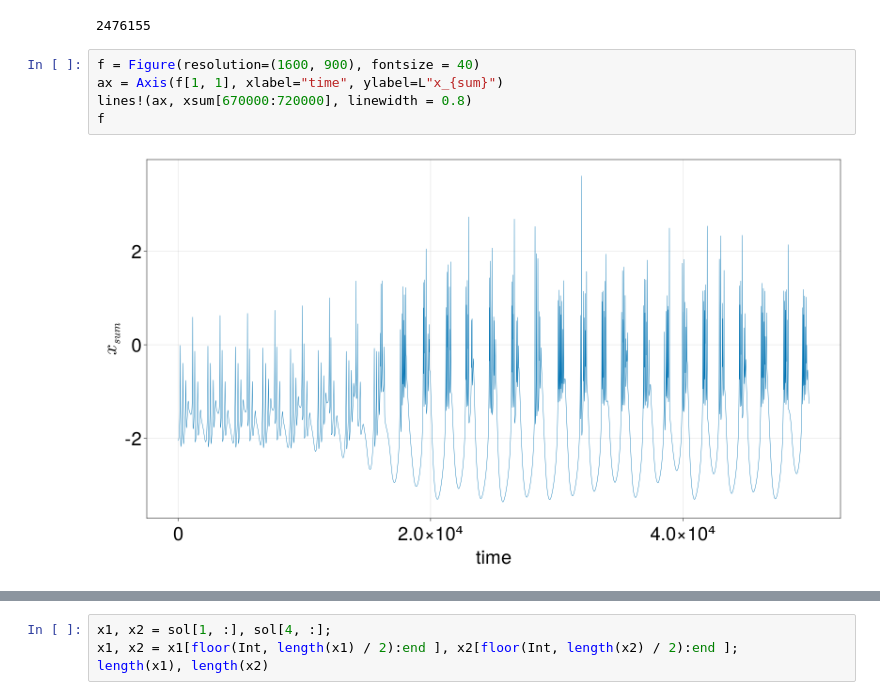
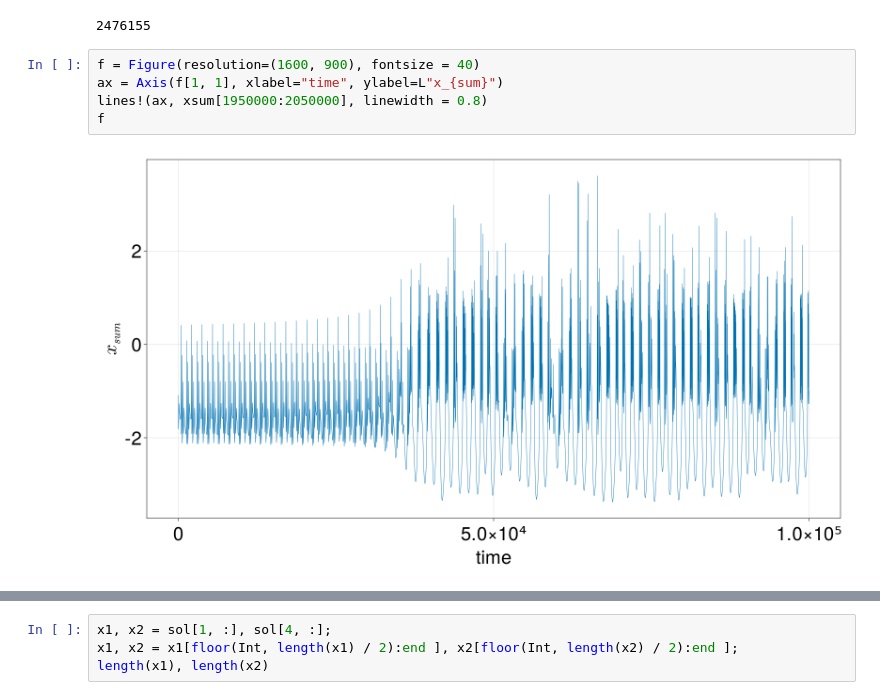
Before and after one commit to SergeyNovak777/dynamical-systems, a Jupyter notebook: Hindmarrh Rose/probablity density function/threshold.ipynb, the cells around one changed output, grey strips where cells are left out. Drawn from its saved outputs; the diff is of its cells as text.

```diff
--- a/Hindmarrh Rose/probablity density function/threshold.ipynb
+++ b/Hindmarrh Rose/probablity density function/threshold.ipynb
@@ -236,10 +221,10 @@ length(xsum)
 # %%
 f = Figure(resolution=(1600, 900), fontsize = 40)
 ax = Axis(f[1, 1], xlabel="time", ylabel=L"x_{sum}")
-lines!(ax, xsum[670000:720000], linewidth = 0.8)
+lines!(ax, xsum[1950000:2050000], linewidth = 0.8)
 f
 # %% [output]
-[figure, old version]
+[figure, new version]
 # %%
 f = Figure(resolution=(1600, 600), fontsize = 40)
 ax = Axis(f[1, 1], xlabel="time", ylabel=L"x_{sum}")
```
Also changed, not shown: parts of 7 cells of this notebook, 1 other file.
